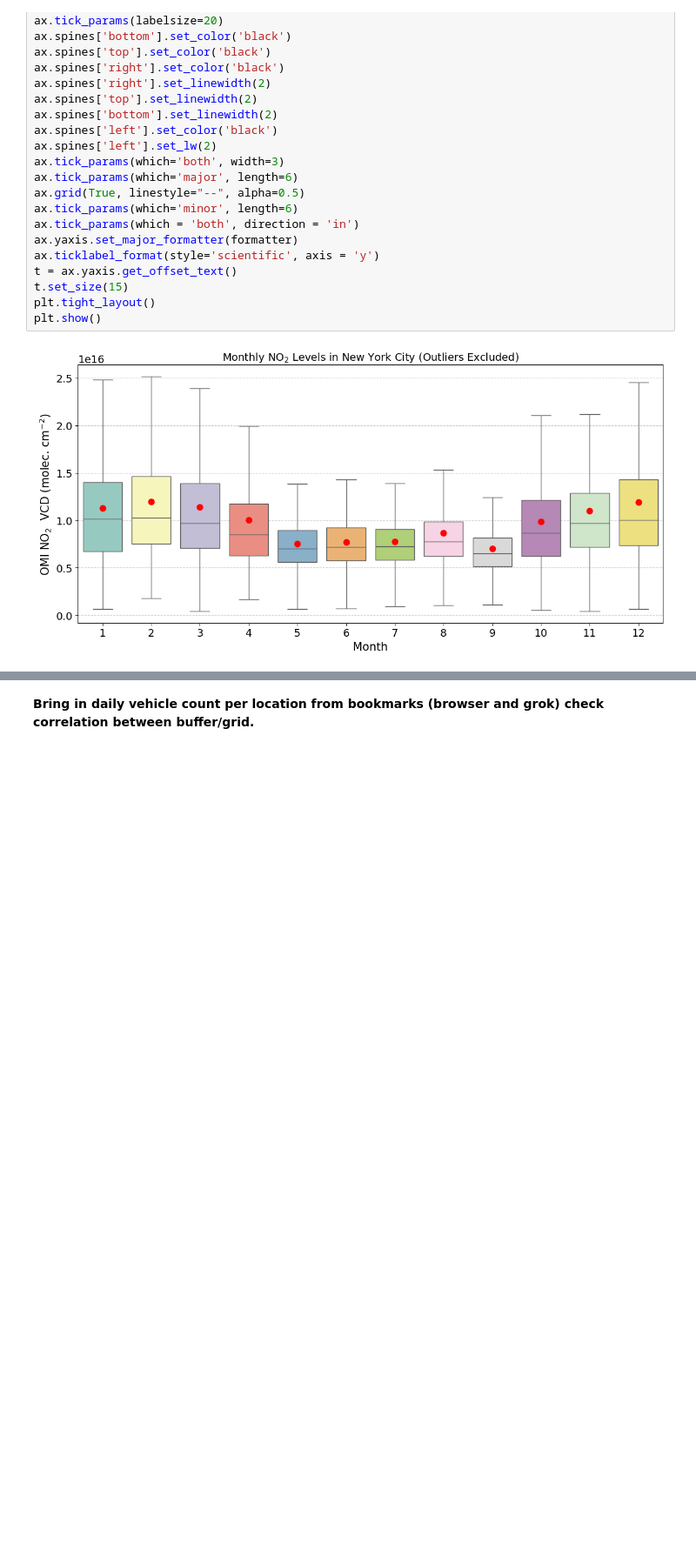
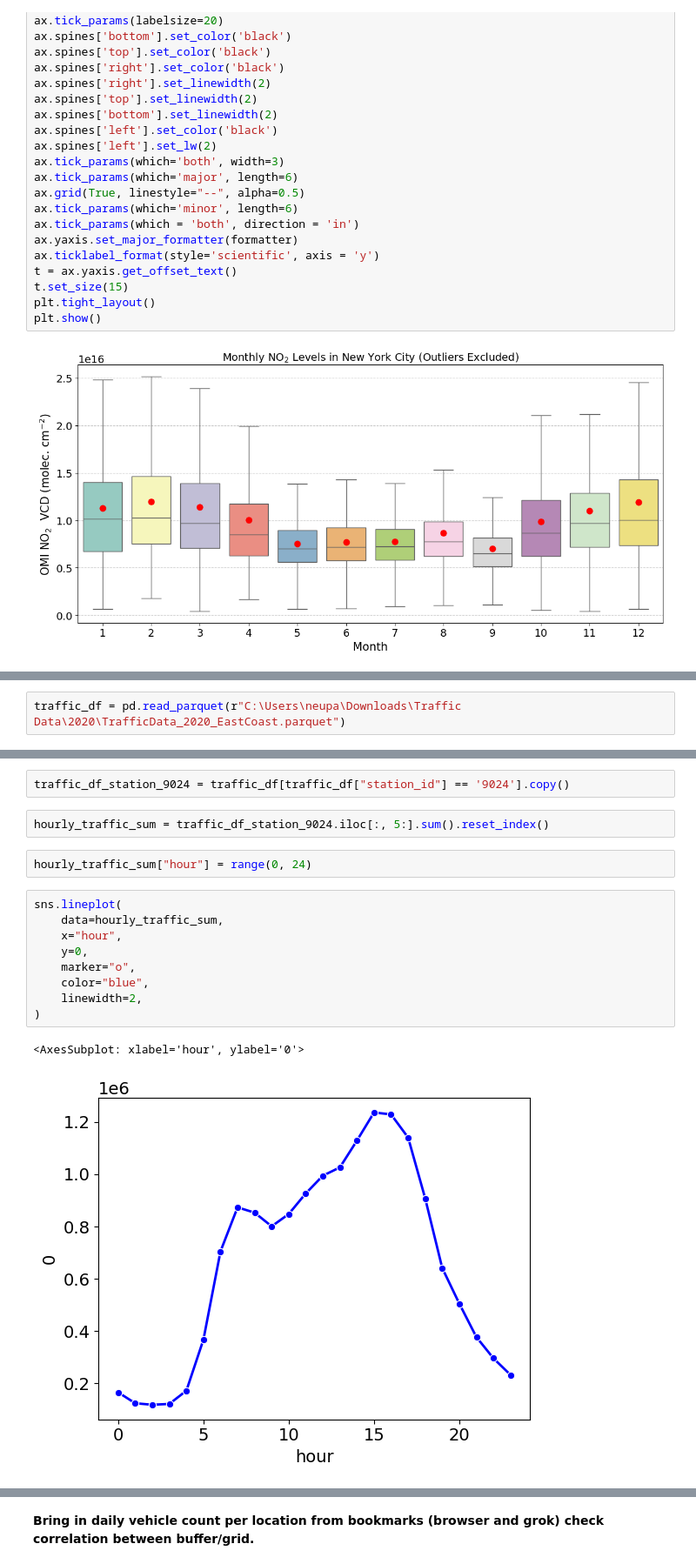
Before and after one commit to SujanNeupane42/NO2-vs-Traffic-Analysis-using-PySpark-and-GeoPandas, a Jupyter notebook: main_notebook.ipynb, the cells around one changed output, grey strips where cells are left out. Shown at 87% size. Saved outputs shown, nothing was run; the diff lists cells and outputs as text; blank space fills up the shorter version.

```diff
--- a/main_notebook.ipynb
+++ b/main_notebook.ipynb
@@ -1325,0 +1483,2 @@ plt.show()
+# %%
+traffic_df = pd.read_parquet(r"C:\Users\neupa\Downloads\Traffic Data\2020\TrafficData_2020_EastCoast.parquet")
@@ -1325,0 +1495,18 @@ plt.show()
+# %%
+traffic_df_station_9024 = traffic_df[traffic_df["station_id"] == '9024'].copy()
+# %%
+hourly_traffic_sum = traffic_df_station_9024.iloc[:, 5:].sum().reset_index()
+# %%
+hourly_traffic_sum["hour"] = range(0, 24)
+# %%
+sns.lineplot(
+    data=hourly_traffic_sum,
+    x="hour",
+    y=0,
+    marker="o",
+    color="blue",
+    linewidth=2,
+)
+# %% [output]
+<AxesSubplot: xlabel='hour', ylabel='0'>
+[figure, added]
```
Also changed, not shown: parts of 28 cells of this notebook.
